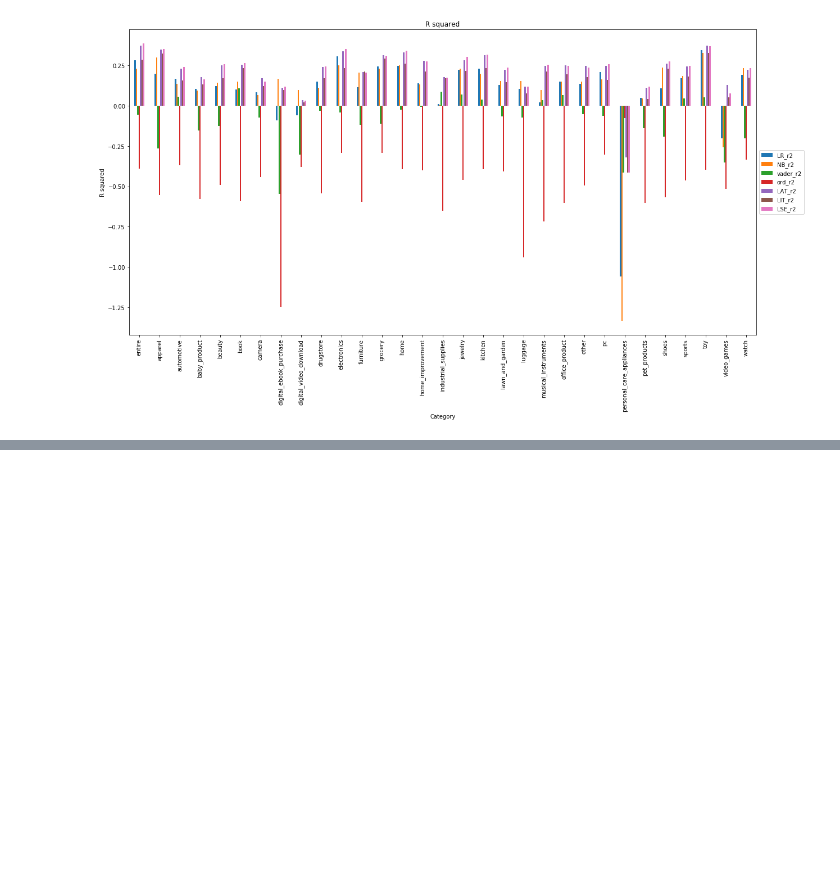
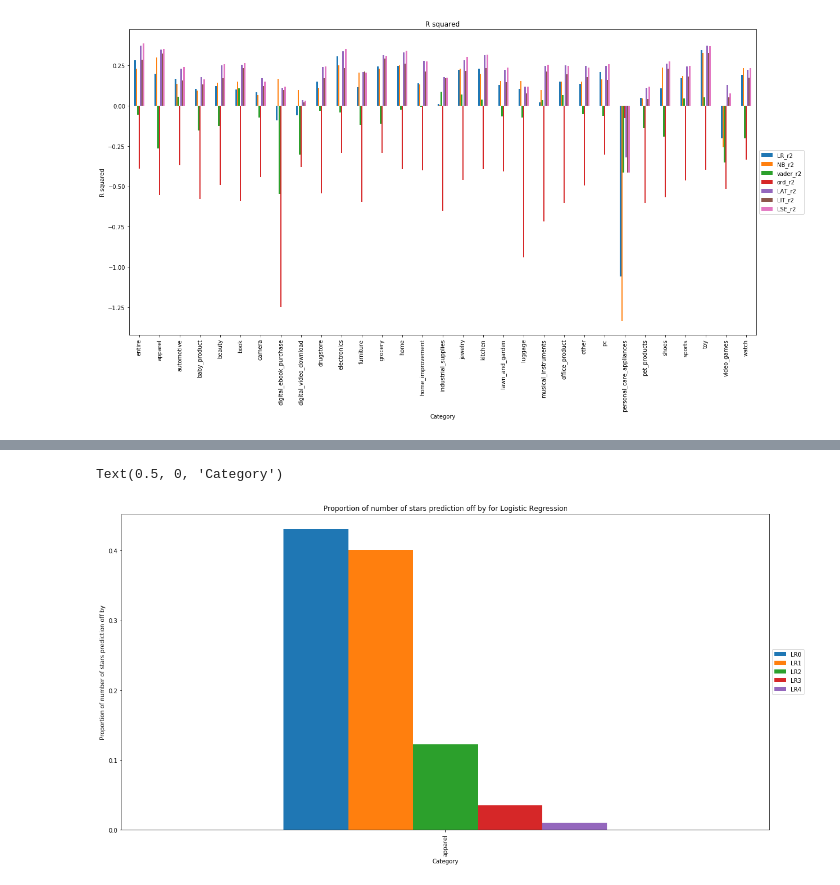
Before and after one commit to krithravi/review-prediction, a Jupyter notebook: graphing.ipynb, the cells around one changed output, grey strips where cells are left out. Saved outputs shown, nothing was run; the diff lists cells and outputs as text; code cells hidden in the pictures; blank space fills up the shorter version.

```diff
--- a/graphing.ipynb
+++ b/graphing.ipynb
@@ -94,0 +65,3 @@ myDF[["LR_my"]]
+# %%
+myDF = pd.read_csv("offBy.csv", index_col=0)
+myDF
@@ -94,0 +71,8 @@ myDF[["LR_my"]]
+# %%
+ax = myDF[["LR0", "LR1", "LR2", "LR3", "LR4"]].plot.bar(title = "Proportion of number of stars prediction off by for Logistic Regression", figsize=(20,10))
+ax.legend(loc='center left', bbox_to_anchor=(1.0, 0.5));
+ax.set_ylabel("Proportion of number of stars prediction off by")
+ax.set_xlabel("Category")
+# %% [output]
+Text(0.5, 0, 'Category')
+[figure, added]
```
Also changed, not shown: parts of 6 cells of this notebook, 4 other files.
